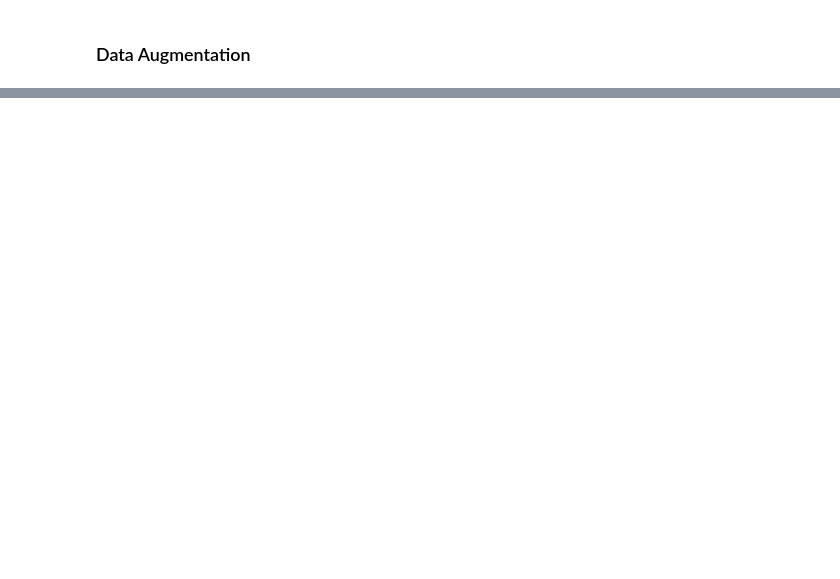
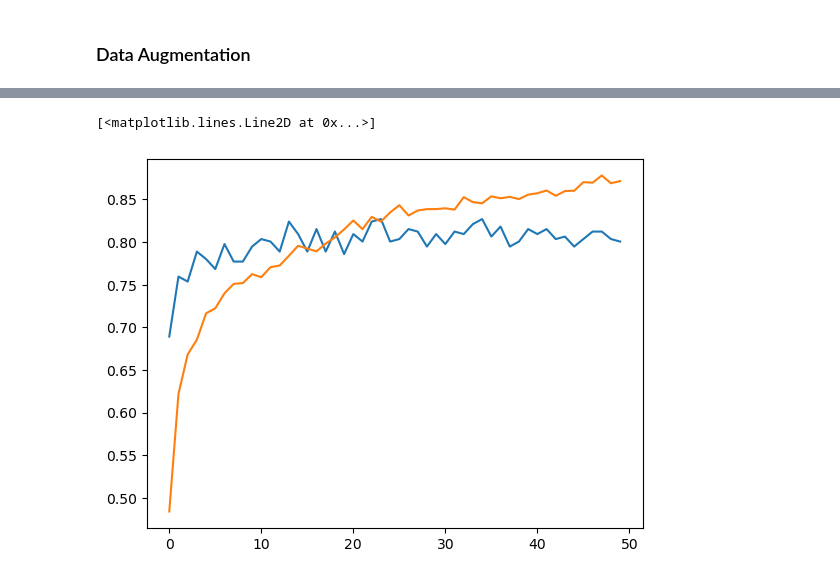
Before and after one commit to Denicke-04/ScratchToScale, a Jupyter notebook: Cloth_Classification/Cloth_Classification.ipynb, the cells around one changed output, grey strips where cells are left out. Cells and saved outputs as stored; diff of their text form; code cells hidden in the pictures; blank space fills up the shorter version.

```diff
--- a/Cloth_Classification/Cloth_Classification.ipynb
+++ b/Cloth_Classification/Cloth_Classification.ipynb
@@ -188,11 +294,11 @@ for n in [0.0,0.2,0.5,0.8]:
 # %%
 train_gen = ImageDataGenerator(preprocessing_function = preprocess_input,
                               vertical_flip = True,
-                              shear_ratio = 10.0,
-                              zoon_ratio = 0.1)
+                              shear_range = 10,
+                              zoom_range = 0.1)
 val_gen = ImageDataGenerator(preprocessing_function = preprocess_input)
 test_gen = ImageDataGenerator(preprocessing_function = preprocess_input)
-train_data = train_gen.flow_from_directory('train',target_size = (150,150),batch_size = 32)
-val_data = val_gen.flow_from_directory('validation',target_size = (150,150),batch_size = 32,shuffle = False)
-test_data = test_gen.flow_from_directory('test',target_size = (150,150),batch_size = 32,shuffle = False)
+train_data = train_gen.flow_from_directory('clothing-dataset-small-master/train',target_size = (150,150),batch_size = 32)
+val_data = val_gen.flow_from_directory('clothing-dataset-small-master/validation',target_size = (150,150),batch_size = 32,shuffle = False)
+test_data = test_gen.flow_from_directory('clothing-dataset-small-master/test',target_size = (150,150),batch_size = 32,shuffle = False)
 # %% [output]
@@ -200,5 +308,5 @@ NameError: name 'ImageDataGenerator' is not defined
 # %%
-def create_model(learning_rate = 0.01,inner_nodes = 1,dropout_rate = 0.2):
+def create_model(learning_rate,inner_nodes,dropout_rate):
     base_model = Xception(weights = 'imagenet',input_shape = (150,150,3),include_top = False)
     base_model.trainable = False
     inputs = keras.Input(shape = (150,150,3))
@@ -212,6 +320,15 @@ def create_model(learning_rate = 0.01,inner_nodes = 1,dropout_rate = 0.2):
     model = keras.Model(inputs,outputs)
     model.compile(optimizer=optimizer,loss=loss,metrics = ['accuracy'])
     return model
+# %%
+save_checkpoint = keras.callbacks.ModelCheckpoint('xception_v_mini_{epoch:02d}_{val_accuracy:.3f}.h5',
+                                                  save_best_only = True,
+                                                  monitor = 'val_accuracy',
+                                                  mode = 'max'
+                                                 )
 # %%
-model = create_model(learning_rate = lr,inner_nodes = n)
-history = model.fit(train_data,epochs = 50,validation_data = val_data)
+lr = 0.001
+n = 100
+r = 0.5
+model = create_model(learning_rate = lr,inner_nodes = n, dropout_rate = r)
+history = model.fit(train_data,epochs = 50,validation_data = val_data, callbacks = [save_checkpoint])
@@ -217,0 +354,7 @@ history = model.fit(train_data,epochs = 50,validation_data = val_data)
+# %%
+hist = history.history
+plt.plot(hist['val_accuracy'],label = 'val')
+plt.plot(hist['accuracy'],label = 'train')
+# %% [output]
+[<matplotlib.lines.Line2D at 0x...>]
+[figure, added]
```
Also changed, not shown: parts of 26 cells of this notebook, 9 other files.
